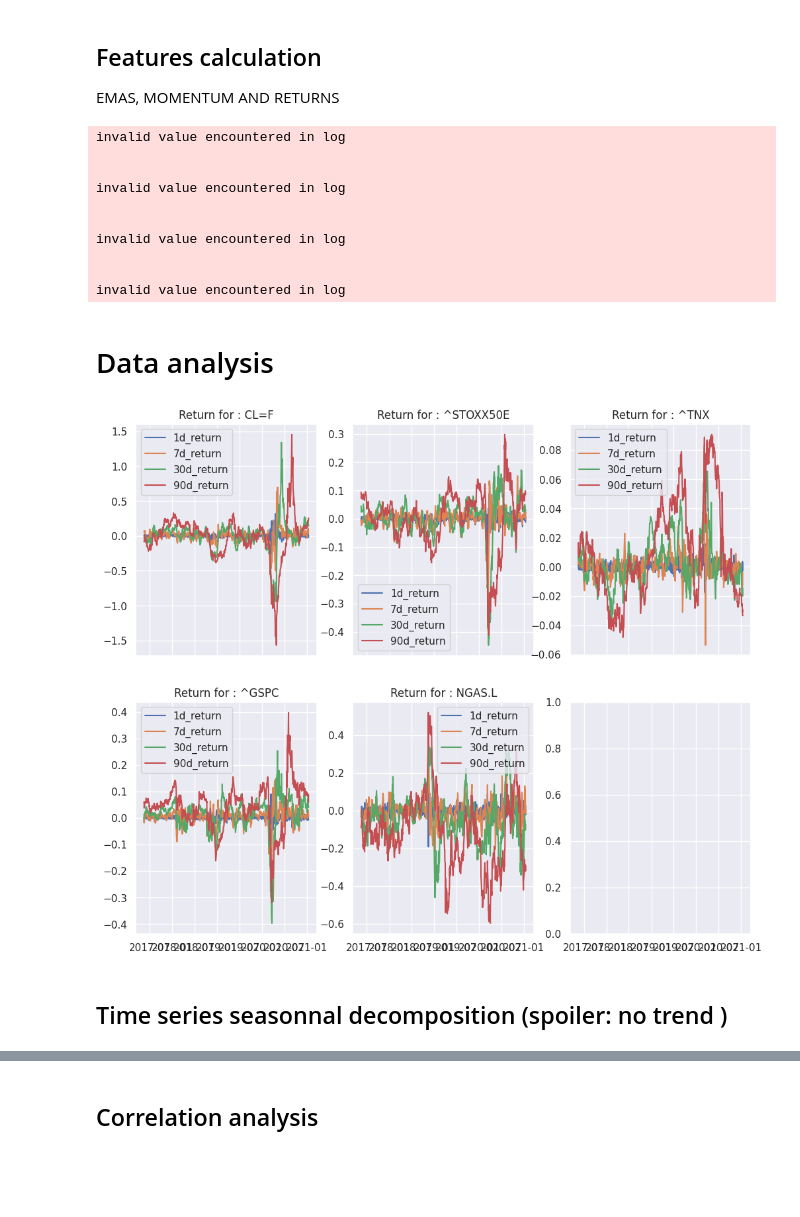
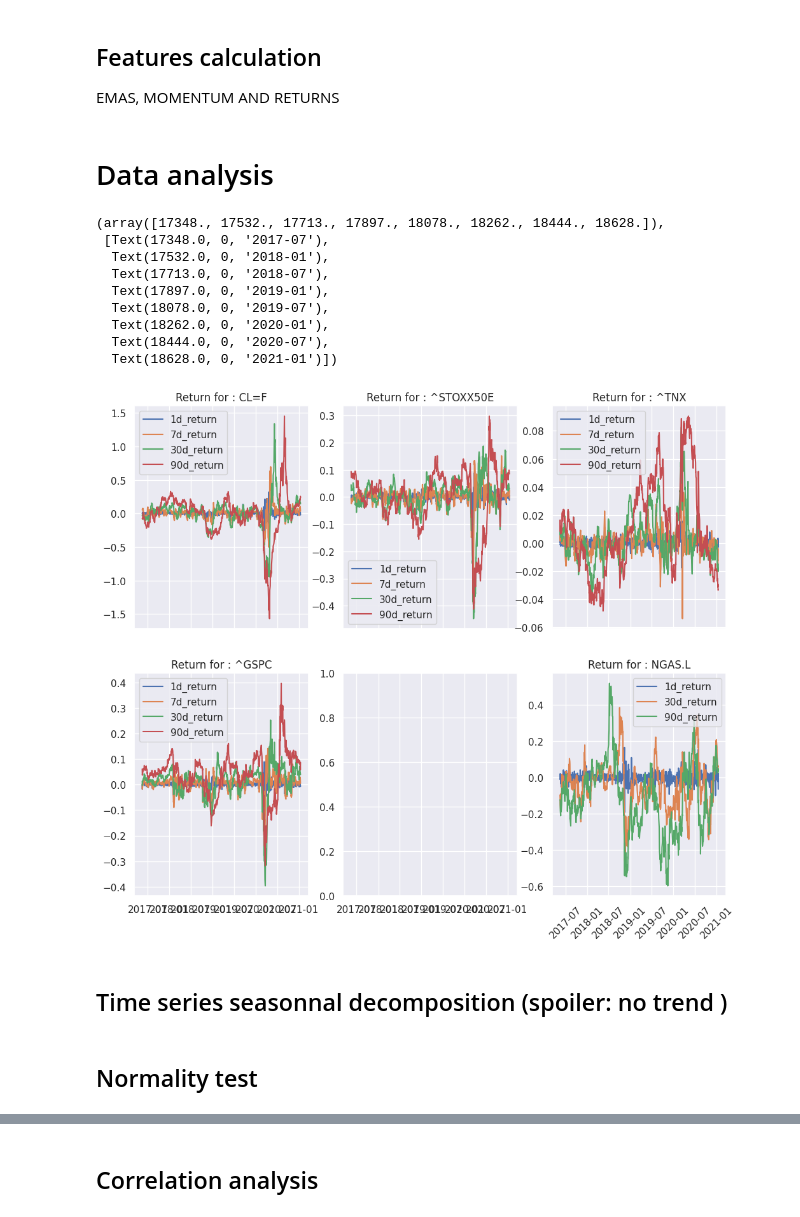
Before and after one commit to CossonArthur/Gas-price-prediction, a Jupyter notebook: script.ipynb, the cells around one changed output, grey strips where cells are left out. Saved outputs shown, nothing was run; the diff lists cells and outputs as text; code cells hidden in the pictures; blank space fills up the shorter version.

Commit message:
add corr with target / split return

```diff
--- a/script.ipynb
+++ b/script.ipynb
@@ -54,14 +63,13 @@ output_names = list(returns.keys())
 # Use yfinance to get the adjusted price for every tickers
 data = yf.download(tickers, start=start_date, end=end_date).loc[:, 'Adj Close'].dropna()
 
-file_path = 'https://raw.githubusercontent.com/CossonArthur/Gas-price-prediction-Statistic/main/NGAS_TS%20-%20Historical%20Data.csv'
+file_path = 'https://raw.githubusercontent.com/CossonArthur/Gas-price-prediction/main/NGAS_TS%20-%20Historical%20Data.csv'
 dataNGAS = pd.read_csv(file_path, parse_dates=['Date']).set_index('Date')
 dataNGAS.rename(columns={'Price': 'NGAS.L'}, inplace=True)
 # %% [output]
 [*********************100%***********************]  4 of 4 completed
 # %%
 data = data.merge(dataNGAS, left_index=True, right_index=True, how='left')
-tickers.append('NGAS.L')
 # %% [markdown]
 We selected a mix of macro, equities and fixed income variables. Eurostoxx and SP500 are the two main equity indices for Europe and US. TNX instead is the reference yield of the US 10 years government bond. The fixed income market is important for commodities pricing as discounting inflation expectations and market risk sentiment. The time series are available in the price domain, so we had to transform into returns at various frequencies. Given the nature of the asset class, we assumed a fixed duration for the 10 year government bond and used a first order linear approximation to estimate returns. For each time series we also calculated a momentum signal through trend filtering. We used for this a simple common used method, which is the difference of two exponentially weighted moving averages with different half lives. This is a simple proxy of the time series gradient and the method is called "moving average crossover".
 # %% [markdown]
@@ -97,47 +105,54 @@ for ticker in tickers:
     data[ticker + '_fast_momentum'] = data[ticker + '_ema_5'] - data[ticker + '_ema_10']
     data[ticker + '_slow_momentum'] = data[ticker + '_ema_10'] - data[ticker + '_ema_30']
 
-# Calculate daily, 5-day, and 30-day rolling returns for each ticker
+# Calculate rolling returns for each ticker
 for ticker in tickers:
     if ticker == '^TNX':
         # Calculate returns for ^TNX with a different formula as this is a bond
-        for key, val in returns.items():
+        for key, val in returns['features'].items():
           data[ticker + '_' + key] = (data[ticker] - data[ticker].shift(val))/100 * -7
     else:
         #https://www.wikiwand.com/en/Rate_of_return#Logarithmic_or_continuously_compounded_return
-        for key, val in returns.items():
+        for key, val in returns['features'].items():
             data[ticker + '_' + key] = np.log(data[ticker] / data[ticker].shift(val)) # ln(V_t/V_t-val)
 
-            if(ticker == 'NGAS.L'): # if 'NGAS.L' create target values
-              data['target_' + key] = np.log(data[ticker].shift(-val) / data[ticker]) # ln(V_t+val/V_t)
+for key, val in returns['target'].items():
+  data['target_' + key] = np.log(data['NGAS.L'].shift(-val) / data['NGAS.L']) # ln(V_t+val/V_t)
 
 data.dropna(inplace = True)
 
-Y = data.loc[:,['target_' + key for key in output_names]]
-Y.rename(columns={'target_' + key: key for key in output_names},inplace=True)
-data = data.drop(columns=['target_' + key for key in output_names])
+Y = data.loc[:,['target_' + key for key in target_return_names]]
+Y.rename(columns={'target_' + key: key for key in target_return_names},inplace=True)
+data = data.drop(columns=['target_' + key for key in target_return_names])
-# %% [output]
-invalid value encountered in log
-
-
-invalid value encountered in log
-
-
-invalid value encountered in log
-
-
-invalid value encountered in log
 # %% [markdown]
 # Data analysis
 # %%
-fig, axs = plt.subplots(ceil(len(tickers)/3),3,figsize=(12*ceil(len(tickers)//3), 10),sharex='all')
+fig, axs = plt.subplots(ceil((len(tickers)+1)/3),3,figsize=(12*ceil((len(tickers)+1)//3), 10),sharex='all')
+
+
 for i in range(len(tickers)):
-  for x in output_names:
+  for x in feature_return_names:
     axs[i//3,i%3].plot(data[tickers[i] + '_' + x])
-  axs[i//3,i%3].legend(output_names)
+  axs[i//3,i%3].legend(feature_return_names)
   axs[i//3,i%3].set_title('Return for : {}'.format(tickers[i]))
+
+
+index_plot = len(tickers)+1
+for x in target_return_names:
+  axs[index_plot//3,index_plot%3].plot(Y[x])
+axs[index_plot//3,index_plot%3].legend(target_return_names)
+axs[index_plot//3,index_plot%3].set_title('Return for : {}'.format('NGAS.L'))
 # %% [output]
+(array([17348., 17532., 17713., 17897., 18078., 18262., 18444., 18628.]),
+ [Text(17348.0, 0, '2017-07'),
+  Text(17532.0, 0, '2018-01'),
+  Text(17713.0, 0, '2018-07'),
+  Text(17897.0, 0, '2019-01'),
+  Text(18078.0, 0, '2019-07'),
+  Text(18262.0, 0, '2020-01'),
+  Text(18444.0, 0, '2020-07'),
+  Text(18628.0, 0, '2021-01')])
-[figure, old version]
+[figure, new version]
 # %% [markdown]
 ## Time series seasonnal decomposition (spoiler: no trend )
 # %%
@@ -148,0 +164,2 @@ for i in range(len(tickers)):
+# %% [markdown]
+## Normality test
```
Also changed, not shown: parts of 51 cells of this notebook.
